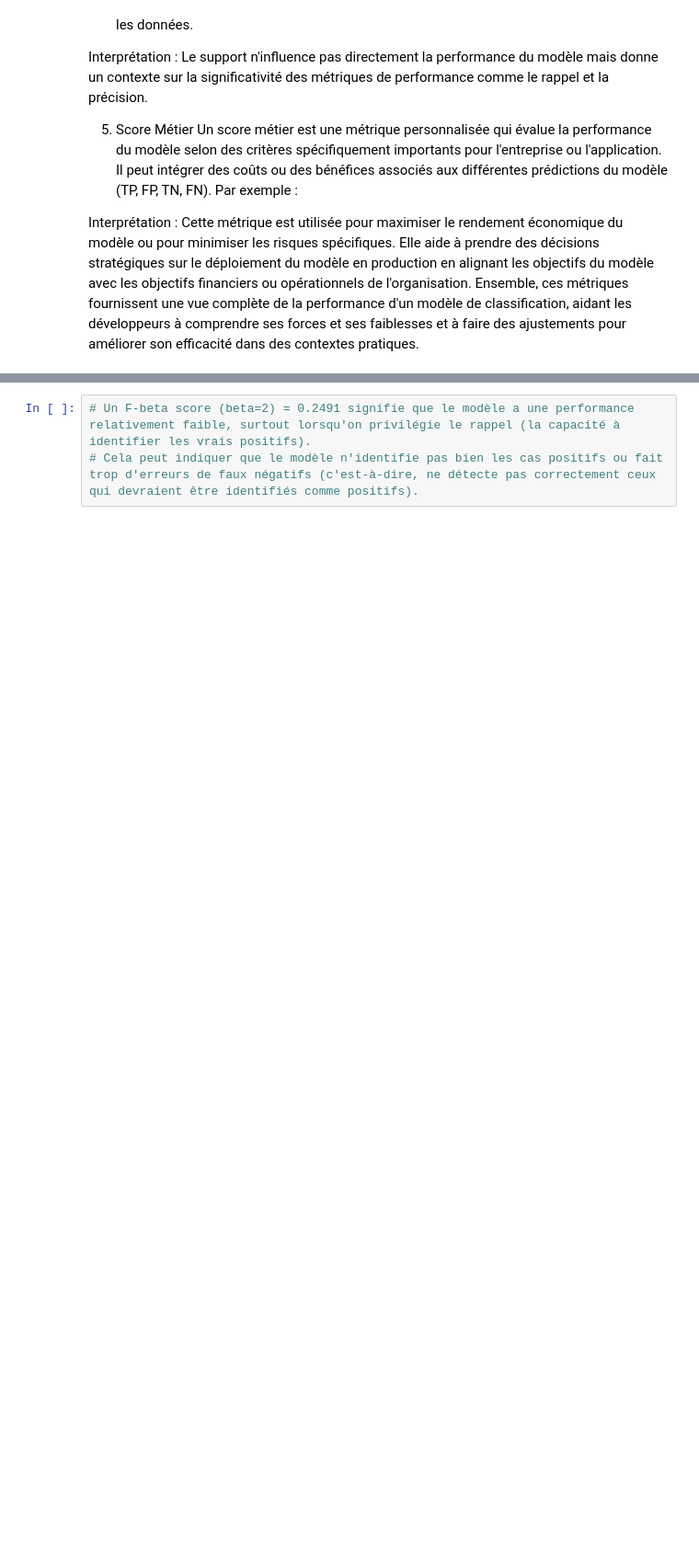
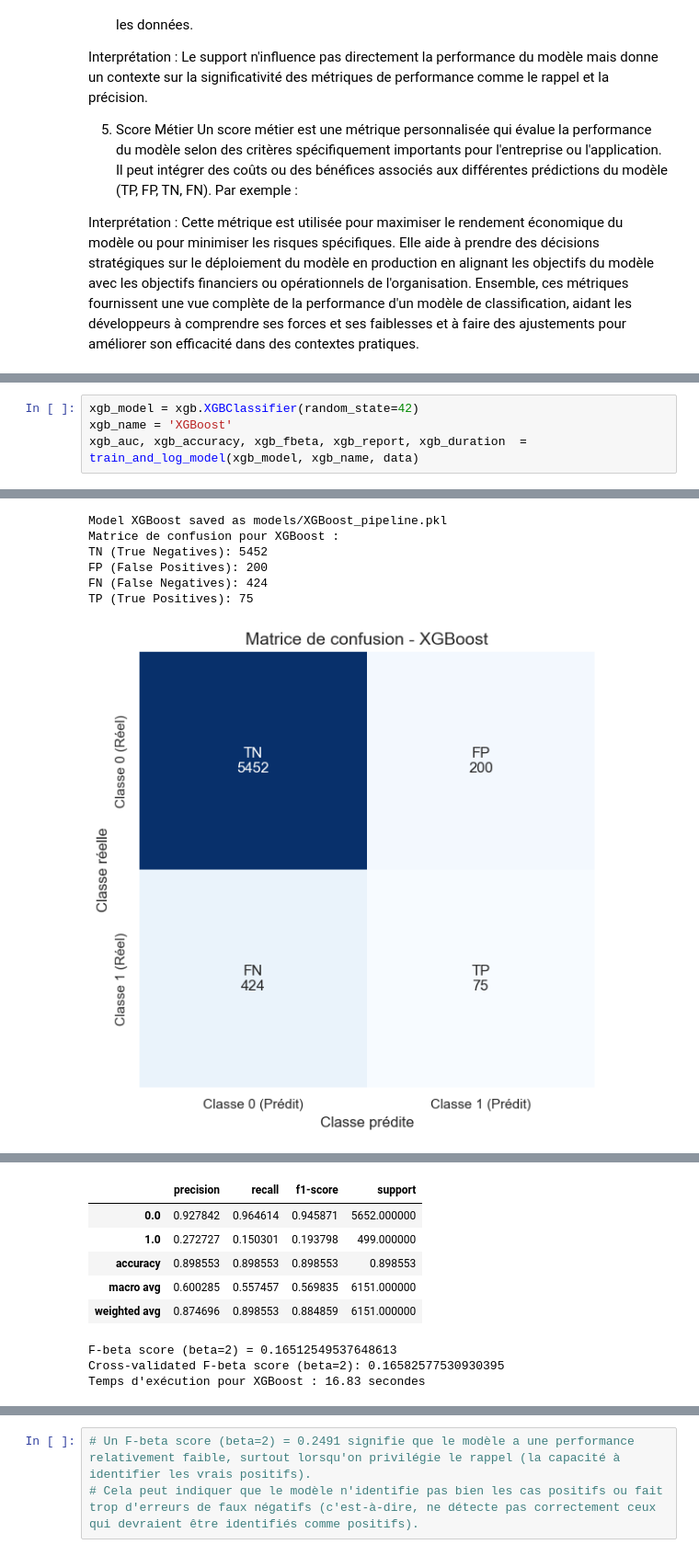
Before and after one commit to githublaure/oc_projet_7, a Jupyter notebook: notebooks/3-modelling.ipynb, the cells around one changed output, grey strips where cells are left out. Shown at 92% size. Cells and saved outputs as stored; diff of their text form; blank space fills up the shorter version.

```diff
--- a/notebooks/3-modelling.ipynb
+++ b/notebooks/3-modelling.ipynb
@@ -602,0 +1064,5 @@ PermissionError: [Errno 13] Permission denied: '/Users/ton_utilisateur'
+# %%
+xgb_model = xgb.XGBClassifier(random_state=42)
+xgb_name = 'XGBoost'
+xgb_auc, xgb_accuracy, xgb_fbeta, xgb_report, xgb_duration  = train_and_log_model(xgb_model, xgb_name, data)
+# %% [output]
@@ -602,0 +1070,7 @@ PermissionError: [Errno 13] Permission denied: '/Users/ton_utilisateur'
+Model XGBoost saved as models/XGBoost_pipeline.pkl
+Matrice de confusion pour XGBoost :
+TN (True Negatives): 5452
+FP (False Positives): 200
+FN (False Negatives): 424
+TP (True Positives): 75
+[figure, added]
@@ -602,0 +1078,9 @@ PermissionError: [Errno 13] Permission denied: '/Users/ton_utilisateur'
+|  | precision | recall | f1-score | support |
+| 0.0 | 0.927842 | 0.964614 | 0.945871 | 5652.000000 |
+| 1.0 | 0.272727 | 0.150301 | 0.193798 | 499.000000 |
+| accuracy | 0.898553 | 0.898553 | 0.898553 | 0.898553 |
+| macro avg | 0.600285 | 0.557457 | 0.569835 | 6151.000000 |
+| weighted avg | 0.874696 | 0.898553 | 0.884859 | 6151.000000 |
+F-beta score (beta=2) = 0.16512549537648613
+Cross-validated F-beta score (beta=2): 0.16582577530930395
+Temps d'exécution pour XGBoost : 16.83 secondes
```
Also changed, not shown: parts of 176 cells of this notebook, 1 other file.
